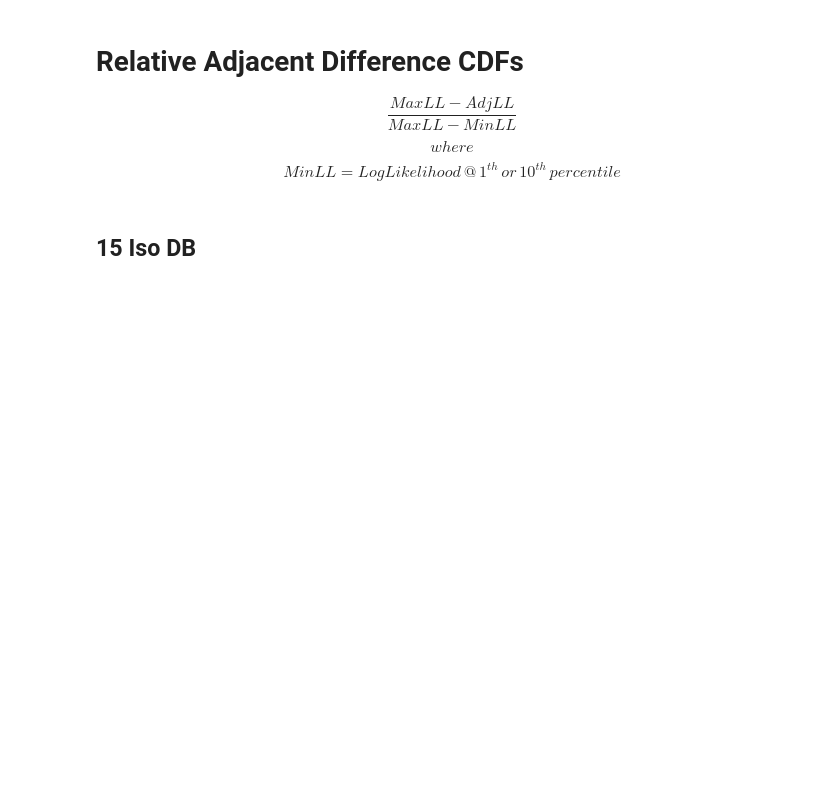
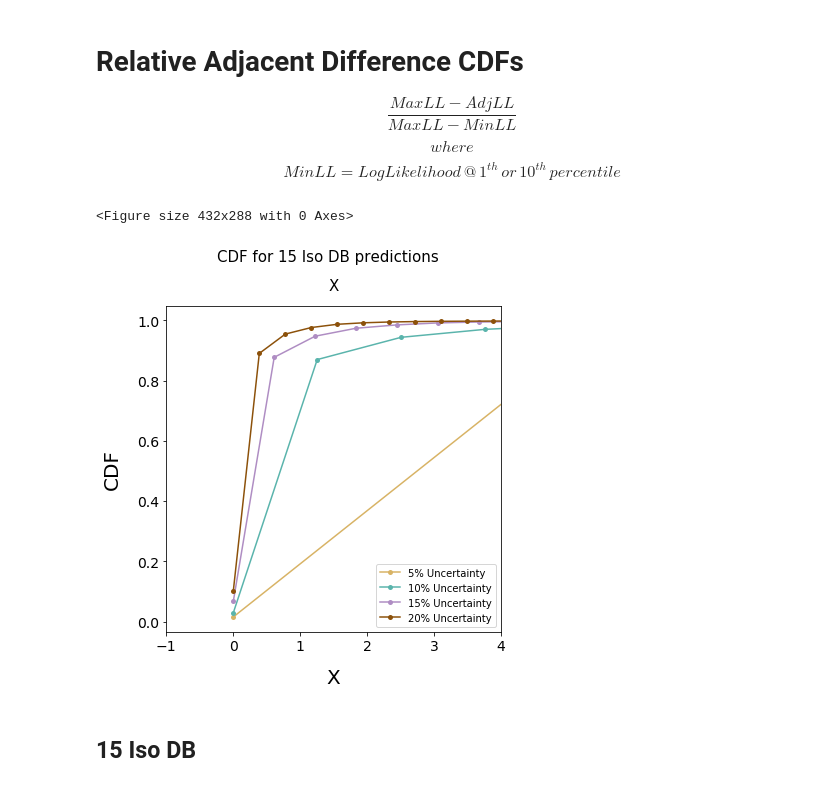
Before and after one commit to opotowsky/like-me-fuel, a Jupyter notebook: jupyter_notebooks/present_htc_mll_results.ipynb, the cells around one changed output. Saved outputs shown, nothing was run; the diff lists cells and outputs as text; code cells hidden in the pictures; blank space fills up the shorter version.

```diff
--- a/jupyter_notebooks/present_htc_mll_results.ipynb
+++ b/jupyter_notebooks/present_htc_mll_results.ipynb
@@ -30,6 +30,7 @@ dict_keys(['dfTamu0', 'dfTamuRatio0', 'dfSfco0', 'dfTamu1', 'dfTamuRatio1', 'dfS
 for dfname in list(dfs.keys()):
     df = dfs[dfname]
     df['AdjDiff'] = df['MaxLogLL'] - df['2ndMaxLogLL']
+    df['X'] = df['AdjDiff'] / np.log(2)
     df['RelAdjDiff_MinLL0.01'] = df['AdjDiff'] / (df['MaxLogLL']  - df['CDF_LogLL_0.01'])
     df['RelAdjDiff_MinLL0.1'] = df['AdjDiff'] / (df['MaxLogLL']  - df['CDF_LogLL_0.1'])
     df['Percent_Burnup_Error'] = df['Burnup_Error'] / df['Burnup']
@@ -74,6 +75,7 @@ def plot_db_cdfs(dfname, metric):
                    'RelAdjDiff_MinLL0.1': ['Relative Adjacent Difference', 'MinLL is 10th %ile'],
                    'Percent_Burnup_Error' : ['Relative Burnup Error', 'Burnup Error'],
                    'MaxLogLL' : ['Max LL', 'Maximum Log Likelihood'],
+                   'X' : ['X', 'X'],
                    'AdjDiff': ['Max LogLL - Adj LogLL', 'Adjacent Difference']}
     dftitle = {'Tamu': '15 Iso DB', 'TamuRatio': '10 Ratio DB', 'Sfco' : 'SFCOMPO'}
 
@@ -85,7 +87,7 @@ def plot_db_cdfs(dfname, metric):
     plt.suptitle(title_str, y=1.01, fontsize=15)
     plt.title(subtitle_str, fontsize=15, pad=15)
 
-    #x.set_xlim(-250, 40)
+    ax.set_xlim(-1, 4)
     plt.show()
 
     #fig.savefig('../plots/xxx_cdf_' + dfname + '.png', bbox_inches='tight', transparent=True)
@@ -144,6 +146,11 @@ def plot_rxtr_cdfs(dfname, metric):
     plt.show()
 
     #fig.savefig('../plots/xxx_cdf_' + dfname + '.png', bbox_inches='tight', transparent=True)
+# %%
+plot_db_cdfs('Tamu', 'X')
+# %% [output]
+<Figure size 432x288 with 0 Axes>
+[figure, added]
 # %% [markdown]
 ## 15 Iso DB
 # %%
```
Also changed, not shown: 1 other file.
